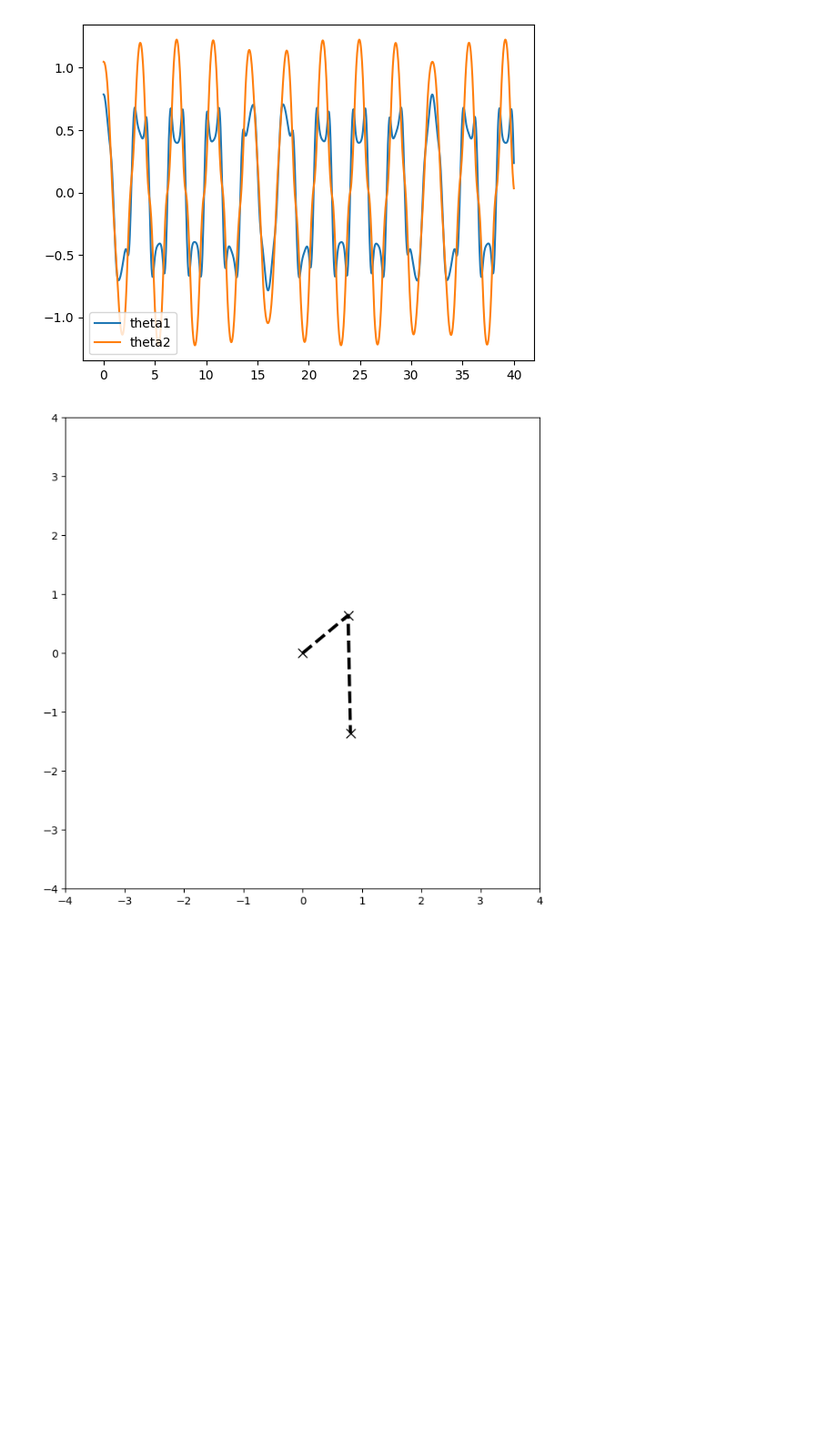
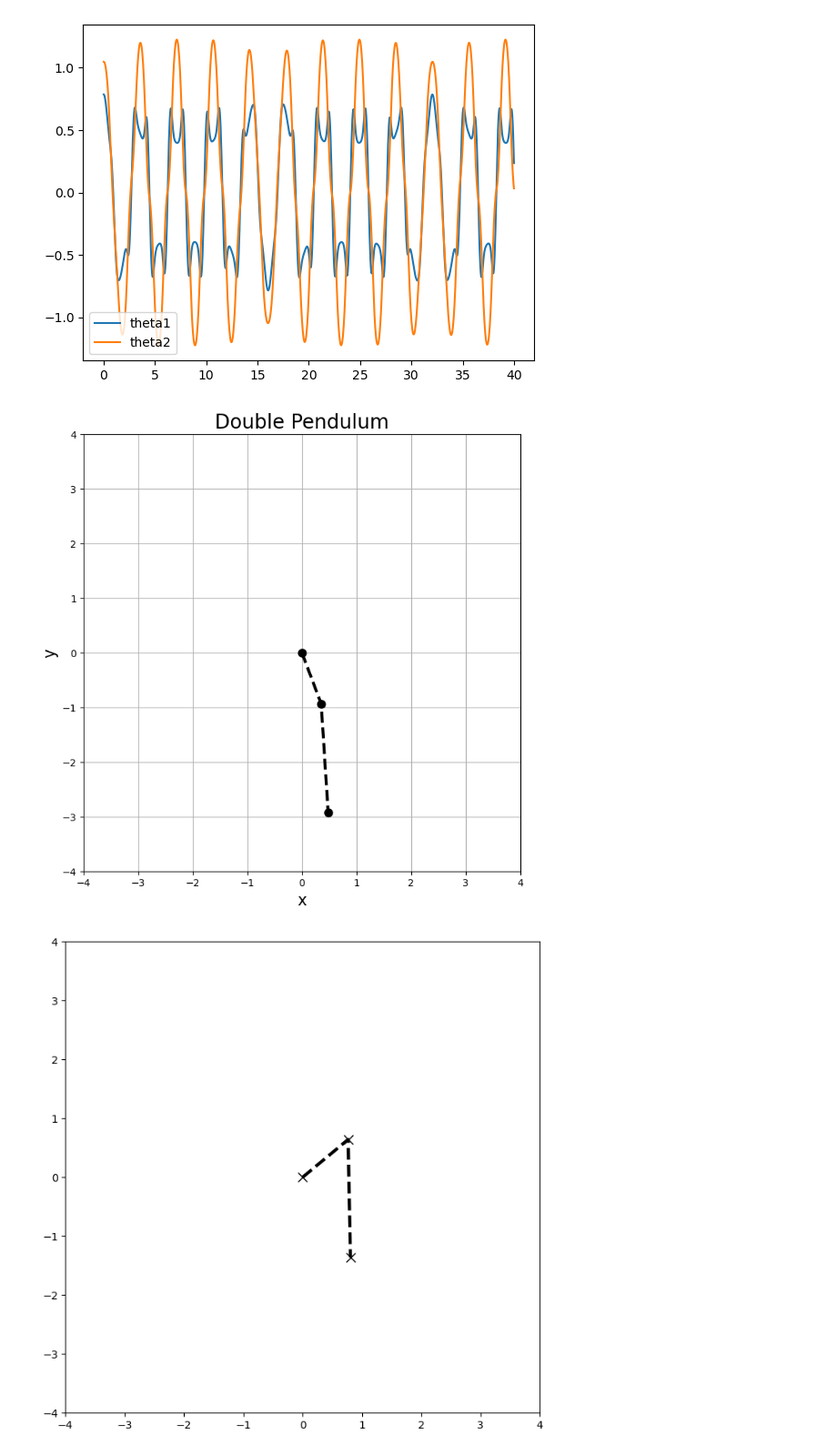
Before and after one commit to MrIsCM/Physics_Simulations, a Jupyter notebook: Pendulums/double_pendulum_lagrangian.ipynb, the cells around one changed output. Shown: that part at 91% size. Cells and saved outputs as stored; diff of their text form; code cells hidden in the pictures; blank space fills up the shorter version.

```diff
--- a/Pendulums/double_pendulum_lagrangian.ipynb
+++ b/Pendulums/double_pendulum_lagrangian.ipynb
@@ -201,6 +205,7 @@ x2, y2 = r2
 from matplotlib import animation
 from matplotlib.animation import PillowWriter
 from matplotlib.animation import FuncAnimation
+
 def do_animation():
 	def init():
 		ln1.set_data([], [])
@@ -212,9 +217,16 @@ def do_animation():
 
 	fig, ax = plt.subplots(1,1, figsize=(8,8))
 	ax.set_facecolor('white')
-	ln1, = plt.plot([], [], 'kx--', lw=3, markersize=8)
+	ln1, = plt.plot([], [], 'ko--', lw=3, markersize=8)
 	ax.set_ylim(-(l1+l2+1), l1+l2+1)
 	ax.set_xlim(-(l1+l2+1), l1+l2+1)
+	ax.set_aspect('equal')
+
+	ax.set_xlabel('x', fontsize=16)
+	ax.set_ylabel('y', fontsize=16)
+
+	ax.set_title('Double Pendulum', fontsize=20)
+	ax.grid()
 
 	ani = FuncAnimation(fig, animate, frames=1000, interval=50, blit=True, init_func=init)
 
@@ -222,3 +236,11 @@ def do_animation():
+# %%
+# The fps variable calculated from the time vector
+fps = int((len(t) - 1) / t[-1])
+
+ani = do_animation()
+ani.save(gifs_dir / 'double_pendulum_1.gif', fps=fps, dpi=80, writer='pillow')
+# %% [output]
+[figure, added]
 # %%
 # Another simulation
 t = np.linspace(0, 40, 1001)
```
Also changed, not shown: parts of 7 cells of this notebook.
